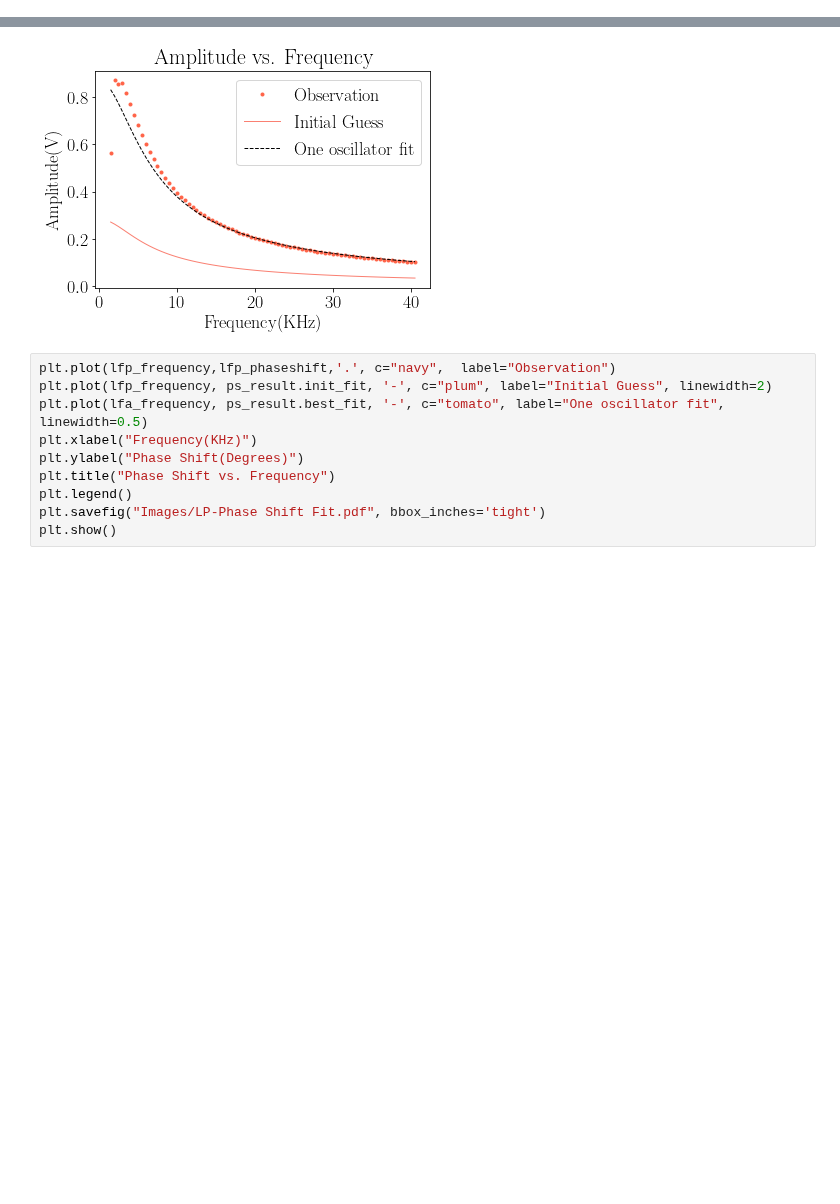
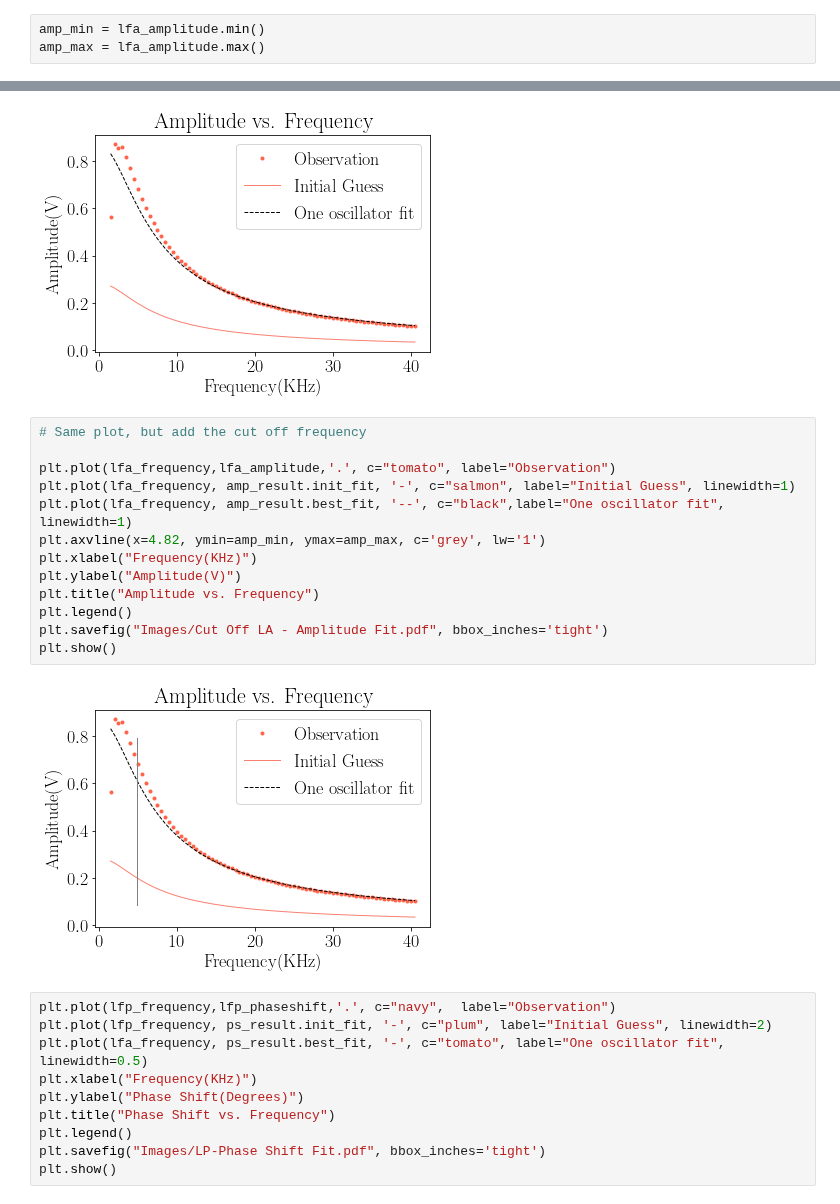
Before and after one commit to aaronkebede/PHY220, a Jupyter notebook: project-one/v2/Fitting Function.ipynb, the cells around one changed output, grey strips where cells are left out. Cells and saved outputs as stored; diff of their text form; blank space fills up the shorter version.

```diff
--- a/project-one/v2/Fitting Function.ipynb
+++ b/project-one/v2/Fitting Function.ipynb
@@ -44,6 +44,9 @@ def Filter(freq,R,C):
     omega = 2*np.pi*freq
     vout=( 1./(1j*R*omega*C+1.))
     return(vout)
+# %%
+amp_min = lfa_amplitude.min()
+amp_max = lfa_amplitude.max()
 # %%
 #Define constants in our circuit
 
@@ -121,6 +124,21 @@ plt.savefig("Images/LA- Amplitude Fit.pdf", bbox_inches='tight')
 plt.show()
 # %% [output]
 [figure]
+# %%
+# Same plot, but add the cut off frequency
+
+plt.plot(lfa_frequency,lfa_amplitude,'.', c="tomato", label="Observation")
+plt.plot(lfa_frequency, amp_result.init_fit, '-', c="salmon", label="Initial Guess", linewidth=1)
+plt.plot(lfa_frequency, amp_result.best_fit, '--', c="black",label="One oscillator fit", linewidth=1)
+plt.axvline(x=4.82, ymin=amp_min, ymax=amp_max, c='grey', lw='1')
+plt.xlabel("Frequency(KHz)")
+plt.ylabel("Amplitude(V)")
+plt.title("Amplitude vs. Frequency")
+plt.legend()
+plt.savefig("Images/Cut Off LA - Amplitude Fit.pdf", bbox_inches='tight')
+plt.show()
+# %% [output]
+[figure, added]
 # %%
 plt.plot(lfp_frequency,lfp_phaseshift,'.', c="navy",  label="Observation")
 plt.plot(lfp_frequency, ps_result.init_fit, '-', c="plum", label="Initial Guess", linewidth=2)
```
Also changed, not shown: parts of 1 cell of this notebook, 3 other files.
